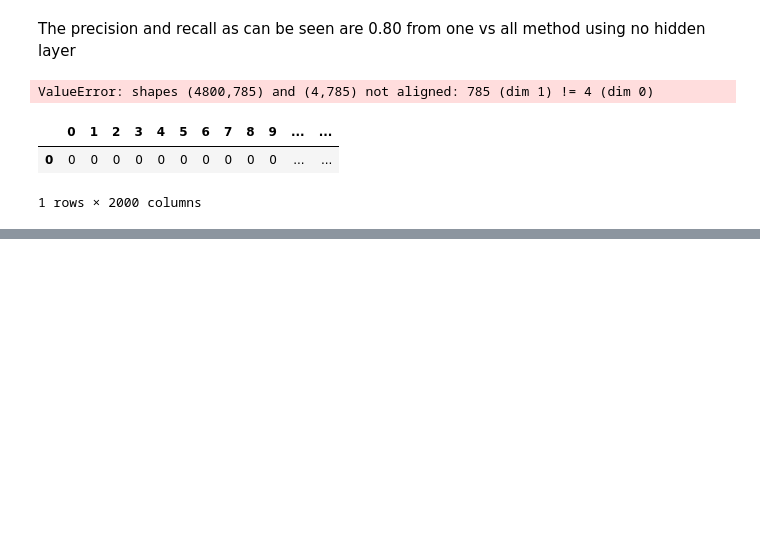
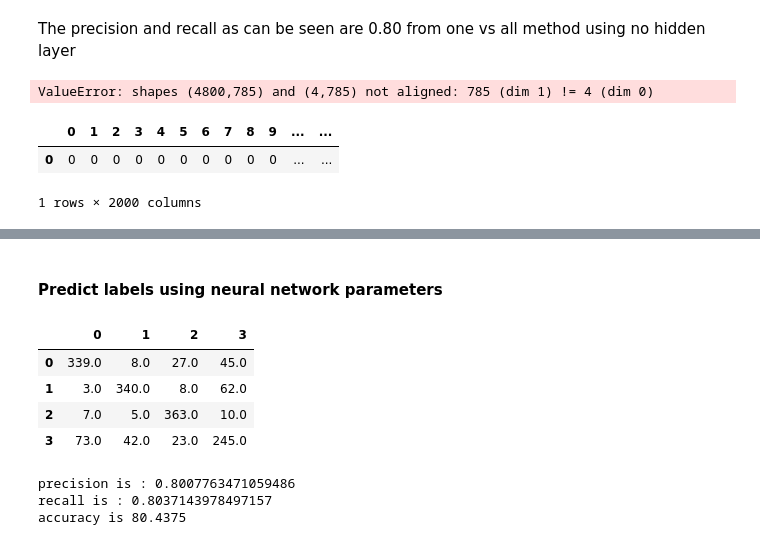
Before and after one commit to iamdeepti/MIDAS, a Jupyter notebook: cv_problem/Untitled.ipynb, the cells around one changed output, grey strips where cells are left out. Drawn from its saved outputs; the diff is of its cells as text; code cells hidden in the pictures; blank space fills up the shorter version.

Commit message:
add 2 layer neural network

```diff
--- a/cv_problem/Untitled.ipynb
+++ b/cv_problem/Untitled.ipynb
@@ -304,0 +355,5 @@ def nncostFunction(nnparams,x_,y_,hidden_layer_size,labels):
+# %%
+def randInitializeWeights(L_in, L_out, epsilon_init=0.12):
+    W = np.random.rand(L_out, 1 + L_in) * 2 * epsilon_init - epsilon_init
+
+    return W
@@ -304,0 +362,9 @@ def nncostFunction(nnparams,x_,y_,hidden_layer_size,labels):
+# %%
+input_layer_size = X_train_norm.shape[1]
+hidden_layer_size = 20
+num_labels = len(labels)
+initial_Theta1 = randInitializeWeights(input_layer_size, hidden_layer_size)
+initial_Theta2 = randInitializeWeights(hidden_layer_size, num_labels)
+
+# Unroll parameters
+initial_nn_params = np.concatenate([initial_Theta1.ravel(), initial_Theta2.ravel()], axis=0)
@@ -304,0 +416,36 @@ def nncostFunction(nnparams,x_,y_,hidden_layer_size,labels):
+# %% [markdown]
+<h4>Predict labels using neural network parameters</h4>
+# %%
+def predict(Theta1, Theta2, X,labels):
+    """
+    Predict the label of an input given a trained neural network
+    Outputs the predicted label of X given the trained weights of a neural
+    network(Theta1, Theta2)
+    """
+    # Useful values
+    m = X.shape[0]
+    num_labels = Theta2.shape[0]
+
+    # You need to return the following variables correctly
+    p = np.zeros(m)
+    h1 = sigmoid(np.dot(np.concatenate([np.ones((m, 1)), X], axis=1), Theta1.T))
+    h2 = sigmoid(np.dot(np.concatenate([np.ones((m, 1)), h1], axis=1), Theta2.T))
+    idx = np.argmax(h2, axis=1)
+    return labels[idx]
+# %%
+y_test_calc_nn = predict(Theta1,Theta2,X_test_norm,labels)
+# %%
+confusion_matrix = build_confusion_matrix(y_test_calc_nn,Y_test,labels)
+# %% [output]
+|  | 0 | 1 | 2 | 3 |
+| 0 | 339.0 | 8.0 | 27.0 | 45.0 |
+| 1 | 3.0 | 340.0 | 8.0 | 62.0 |
+| 2 | 7.0 | 5.0 | 363.0 | 10.0 |
+| 3 | 73.0 | 42.0 | 23.0 | 245.0 |
+# %%
+precision,recall = calculate_recall_precision(confusion_matrix)
+print("accuracy is %s" % (np.mean(y_test_calc_nn==Y_test)*100))
+# %% [output]
+precision is : 0.8007763471059486
+recall is : 0.8037143978497157
+accuracy is 80.4375
```
Also changed, not shown: parts of 13 cells of this notebook.
